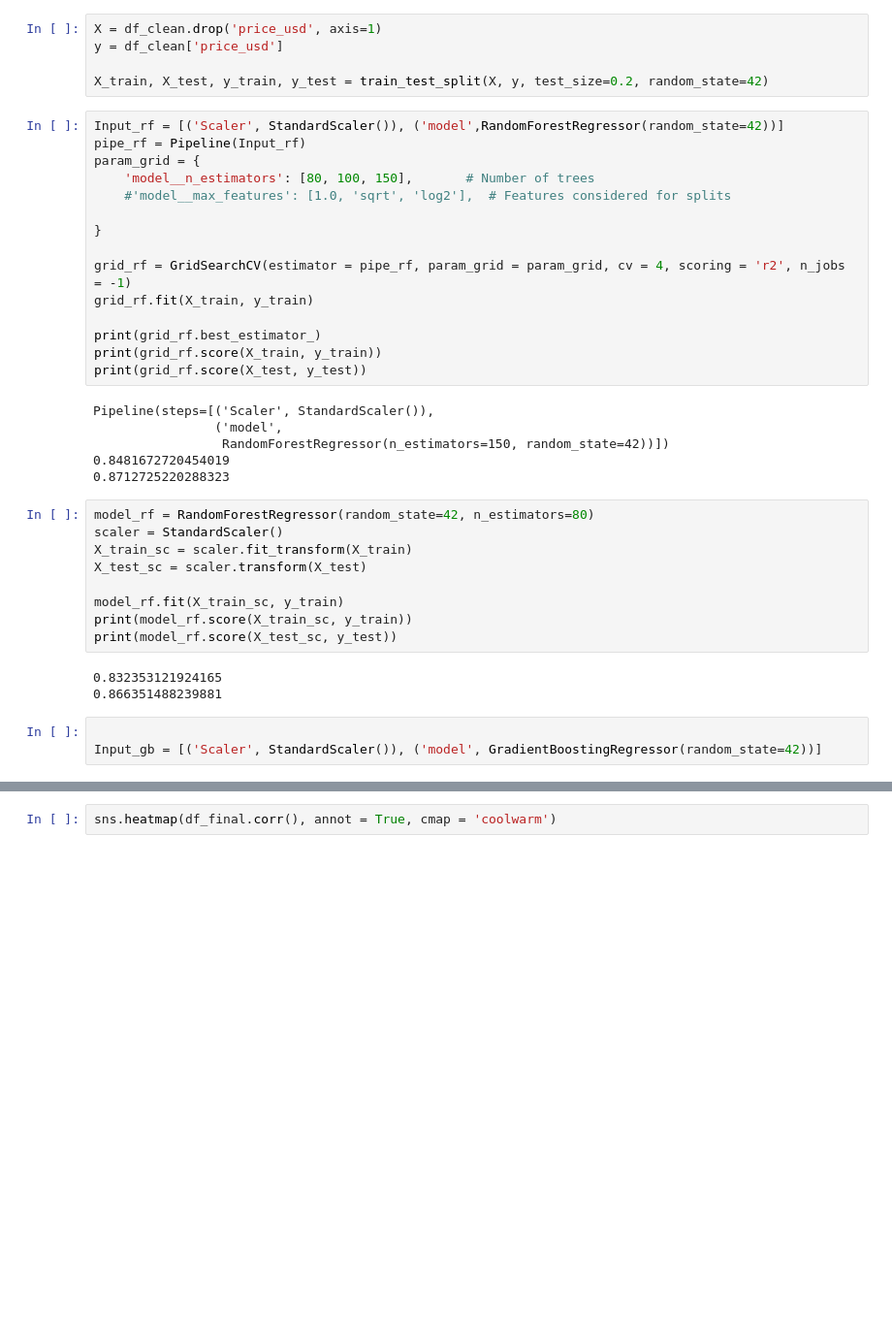
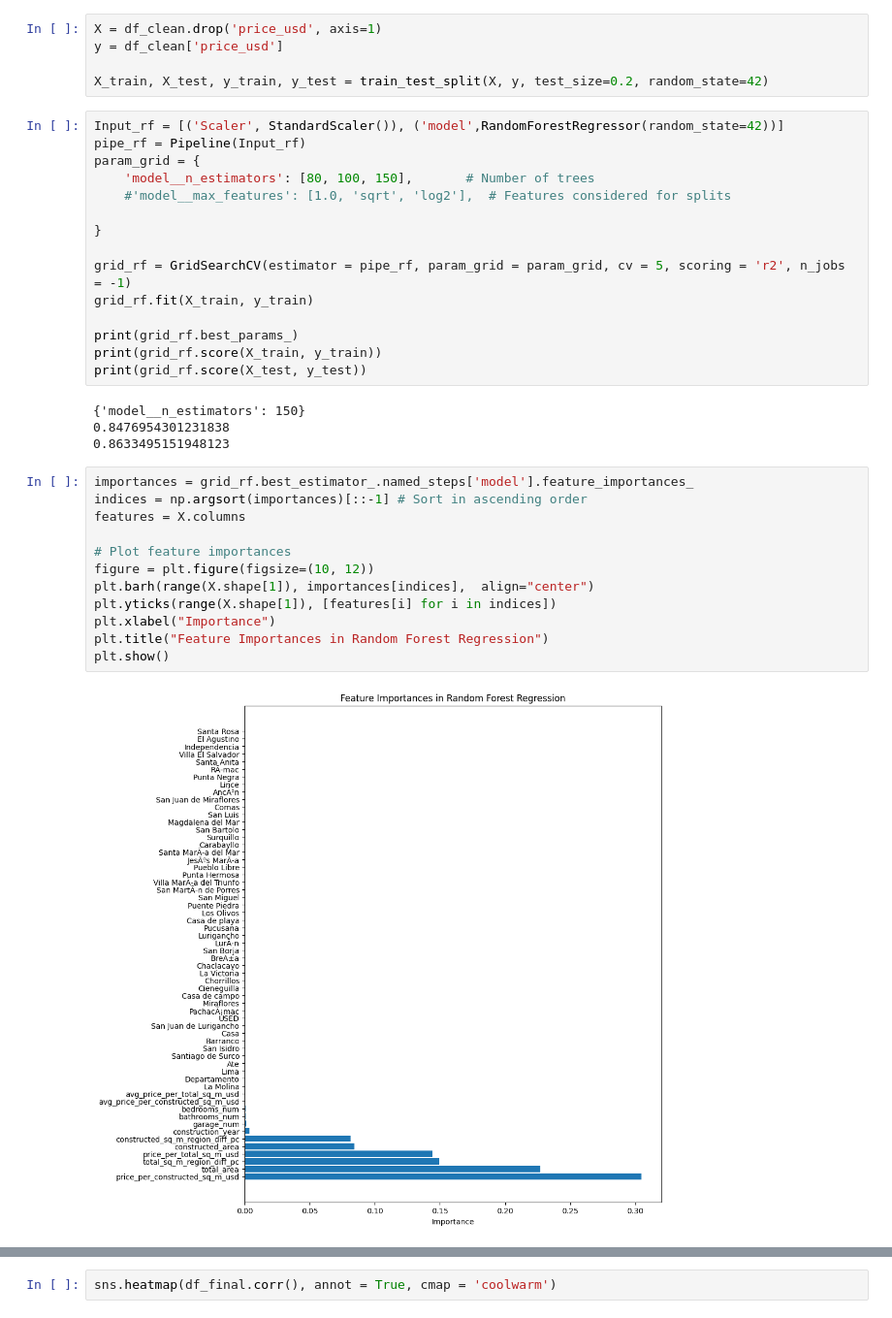
Before and after one commit to FernandoIGD12/UTEC_programming101, a Jupyter notebook: Intro_AI/proyecto_final_v2.0.ipynb, the cells around one changed output, grey strips where cells are left out. Shown at 97% size. Cells and saved outputs as stored; diff of their text form; blank space fills up the shorter version.

```diff
--- a/Intro_AI/proyecto_final_v2.0.ipynb
+++ b/Intro_AI/proyecto_final_v2.0.ipynb
@@ -186,30 +187,27 @@ param_grid = {
 
 }
 
-grid_rf = GridSearchCV(estimator = pipe_rf, param_grid = param_grid, cv = 4, scoring = 'r2', n_jobs = -1)
+grid_rf = GridSearchCV(estimator = pipe_rf, param_grid = param_grid, cv = 5, scoring = 'r2', n_jobs = -1)
 grid_rf.fit(X_train, y_train)
 
-print(grid_rf.best_estimator_)
+print(grid_rf.best_params_)
 print(grid_rf.score(X_train, y_train))
 print(grid_rf.score(X_test, y_test))
 # %% [output]
-Pipeline(steps=[('Scaler', StandardScaler()),
-                ('model',
-                 RandomForestRegressor(n_estimators=150, random_state=42))])
-0.8481672720454019
-0.8712725220288323
+{'model__n_estimators': 150}
+0.8476954301231838
+0.8633495151948123
-# %%
-model_rf = RandomForestRegressor(random_state=42, n_estimators=80)
-scaler = StandardScaler()
-X_train_sc = scaler.fit_transform(X_train)
-X_test_sc = scaler.transform(X_test)
-
-model_rf.fit(X_train_sc, y_train)
-print(model_rf.score(X_train_sc, y_train))
-print(model_rf.score(X_test_sc, y_test))
-# %% [output]
-0.832353121924165
-0.866351488239881
-# %%
-
-Input_gb = [('Scaler', StandardScaler()), ('model', GradientBoostingRegressor(random_state=42))]
+# %%
+importances = grid_rf.best_estimator_.named_steps['model'].feature_importances_
+indices = np.argsort(importances)[::-1] # Sort in ascending order
+features = X.columns
+
+# Plot feature importances
+figure = plt.figure(figsize=(10, 12))
+plt.barh(range(X.shape[1]), importances[indices],  align="center")
+plt.yticks(range(X.shape[1]), [features[i] for i in indices])
+plt.xlabel("Importance")
+plt.title("Feature Importances in Random Forest Regression")
+plt.show()
+# %% [output]
+[figure, added]
```
Also changed, not shown: parts of 10 cells of this notebook.
